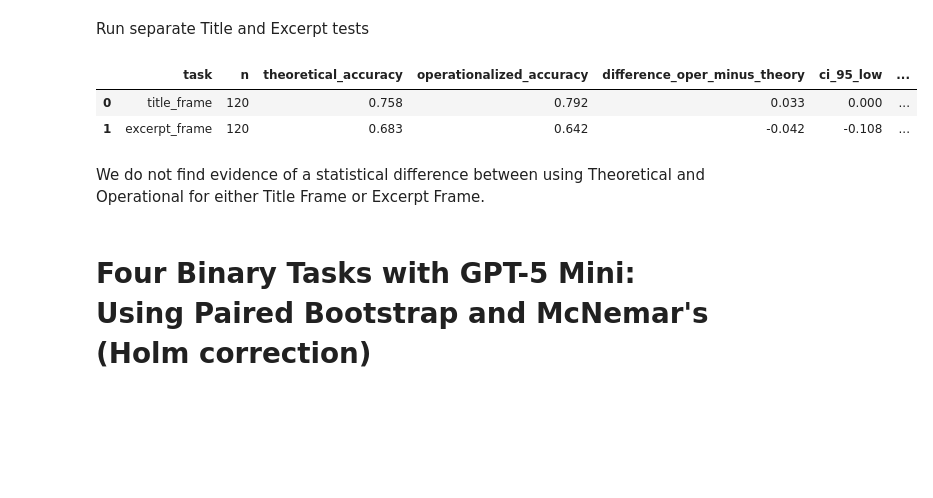
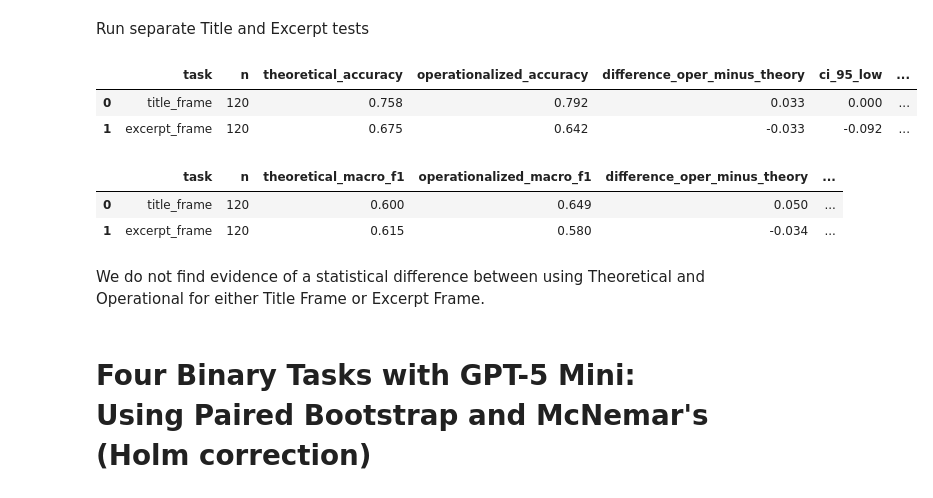
Before and after one commit to jjzhao12/protests_chai, a Jupyter notebook: frames/comparison.ipynb, the cells around one changed output. Drawn from its saved outputs; the diff is of its cells as text; code cells hidden in the pictures; blank space fills up the shorter version.

```diff
--- a/frames/comparison.ipynb
+++ b/frames/comparison.ipynb
@@ -93,6 +93,6 @@ show_results("GPT-5 Mini — Operationalized Binary Only", o_binary_5mini)
 # %% [markdown]
 # Comparing GPT-5: Theoretical Separated vs Operational Separated (for framing tasks) with Paired Bootstrap
 # %%
-df = pd.read_excel("gpt5-mini_scores/operationalized_binary_joint_gpt-5-mini.xlsx")
+df = pd.read_excel("gpt5_scores/only_frames_v2.xlsx")
 df.head()
 # %% [output]
@@ -113,7 +113,7 @@ import numpy as np
 # --------------------------------------------------
 
 theory = pd.read_excel(
-    "gpt5_scores/merged_theoretical_separated_gpt-5_medium.xlsx"
+    "gpt5_scores/only_frames_v2.xlsx"
 )
 
 oper = pd.read_excel(
@@ -281,6 +391,18 @@ def paired_bootstrap_accuracy(
 # %% [markdown]
 Run separate Title and Excerpt tests
 # %%
+FRAME_LABELS = [
+    "protester_violence",
+    "harm_to_protesters",
+    "property_damage",
+    "disruption",
+    "grievance",
+    "widespread_support",
+    "peaceful",
+    "impactful",
+    "residual",
+]
+
 # ==================================================
 # TITLE FRAME
 # ==================================================
@@ -290,6 +412,16 @@ title_boot = paired_bootstrap_accuracy(
     gold_col="title_frame",
     theory_col="theory_title",
     oper_col="oper_title",
+    n_boot=10_000,
+    seed=45
+)
+
+title_f1_boot = paired_bootstrap_f1(
+    df=boot_df,
+    gold_col="title_frame",
+    theory_col="theory_title",
+    oper_col="oper_title",
+    average="macro",
     n_boot=10_000,
     seed=45
 )
@@ -304,6 +436,16 @@ excerpt_boot = paired_bootstrap_accuracy(
     gold_col="excerpt_frame",
     theory_col="theory_excerpt",
     oper_col="oper_excerpt",
+    n_boot=10_000,
+    seed=45
+)
+
+excerpt_f1_boot = paired_bootstrap_f1(
+    df=boot_df,
+    gold_col="excerpt_frame",
+    theory_col="theory_excerpt",
+    oper_col="oper_excerpt",
+    average="macro",
     n_boot=10_000,
     seed=45
 )
@@ -313,34 +455,61 @@ excerpt_boot = paired_bootstrap_accuracy(
 # SUMMARY TABLE
 # ==================================================
 
 bootstrap_summary = pd.DataFrame([
     {
         "task": "title_frame",
         "n": title_boot["n"],
         "theoretical_accuracy": title_boot["theoretical_accuracy"],
         "operationalized_accuracy": title_boot["operationalized_accuracy"],
         "difference_oper_minus_theory": title_boot["observed_difference"],
         "ci_95_low": title_boot["ci_95_low"],
         "ci_95_high": title_boot["ci_95_high"],
     },
     {
         "task": "excerpt_frame",
         "n": excerpt_boot["n"],
         "theoretical_accuracy": excerpt_boot["theoretical_accuracy"],
         "operationalized_accuracy": excerpt_boot["operationalized_accuracy"],
         "difference_oper_minus_theory": excerpt_boot["observed_difference"],
         "ci_95_low": excerpt_boot["ci_95_low"],
         "ci_95_high": excerpt_boot["ci_95_high"],
     }
 ])
 
 display(
     bootstrap_summary.round(3)
 )
+
+
+f1_summary = pd.DataFrame([
+    {
+        "task": "title_frame",
+        "n": title_f1_boot["n"],
+        "theoretical_macro_f1": title_f1_boot["theoretical_f1"],
+        "operationalized_macro_f1": title_f1_boot["operationalized_f1"],
+        "difference_oper_minus_theory": title_f1_boot["f1_difference"],
+        "bootstrap_ci_95_low": title_f1_boot["bootstrap_ci_low"],
+        "bootstrap_ci_95_high": title_f1_boot["bootstrap_ci_high"],
+    },
+    {
+        "task": "excerpt_frame",
+        "n": excerpt_f1_boot["n"],
+        "theoretical_macro_f1": excerpt_f1_boot["theoretical_f1"],
+        "operationalized_macro_f1": excerpt_f1_boot["operationalized_f1"],
+        "difference_oper_minus_theory": excerpt_f1_boot["f1_difference"],
+        "bootstrap_ci_95_low": excerpt_f1_boot["bootstrap_ci_low"],
+        "bootstrap_ci_95_high": excerpt_f1_boot["bootstrap_ci_high"],
+    }
+])
+
+display(f1_summary.round(3))
 # %% [output]
 |  | task | n | theoretical_accuracy | operationalized_accuracy | difference_oper_minus_theory | ci_95_low | ... |
 | 0 | title_frame | 120 | 0.758 | 0.792 | 0.033 | 0.000 | ... |
-| 1 | excerpt_frame | 120 | 0.683 | 0.642 | -0.042 | -0.108 | ... |
+| 1 | excerpt_frame | 120 | 0.675 | 0.642 | -0.033 | -0.092 | ... |
+|  | task | n | theoretical_macro_f1 | operationalized_macro_f1 | difference_oper_minus_theory | ... |
+| 0 | title_frame | 120 | 0.600 | 0.649 | 0.050 | ... |
+| 1 | excerpt_frame | 120 | 0.615 | 0.580 | -0.034 | ... |
 # %% [markdown]
 We do not find evidence of a statistical difference between using Theoretical and Operational for either Title Frame or Excerpt Frame.
 # %% [markdown]
```
Also changed, not shown: parts of 16 cells of this notebook, 9 other files.
